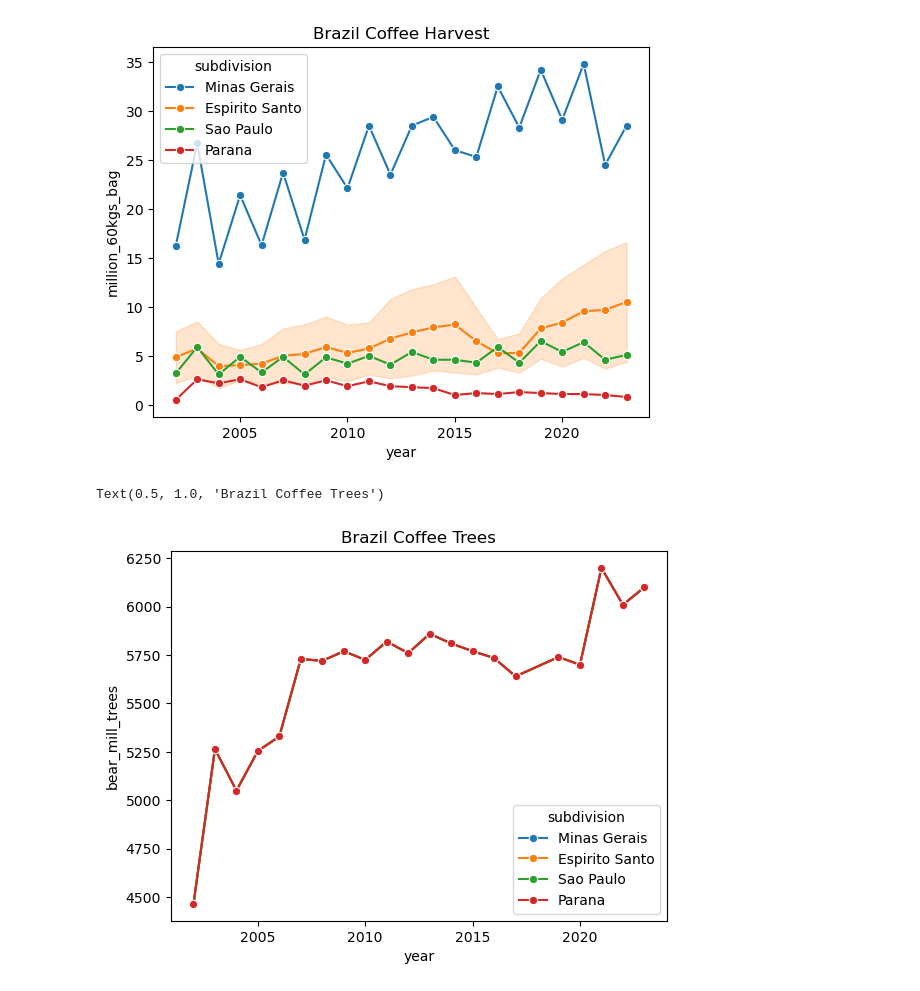
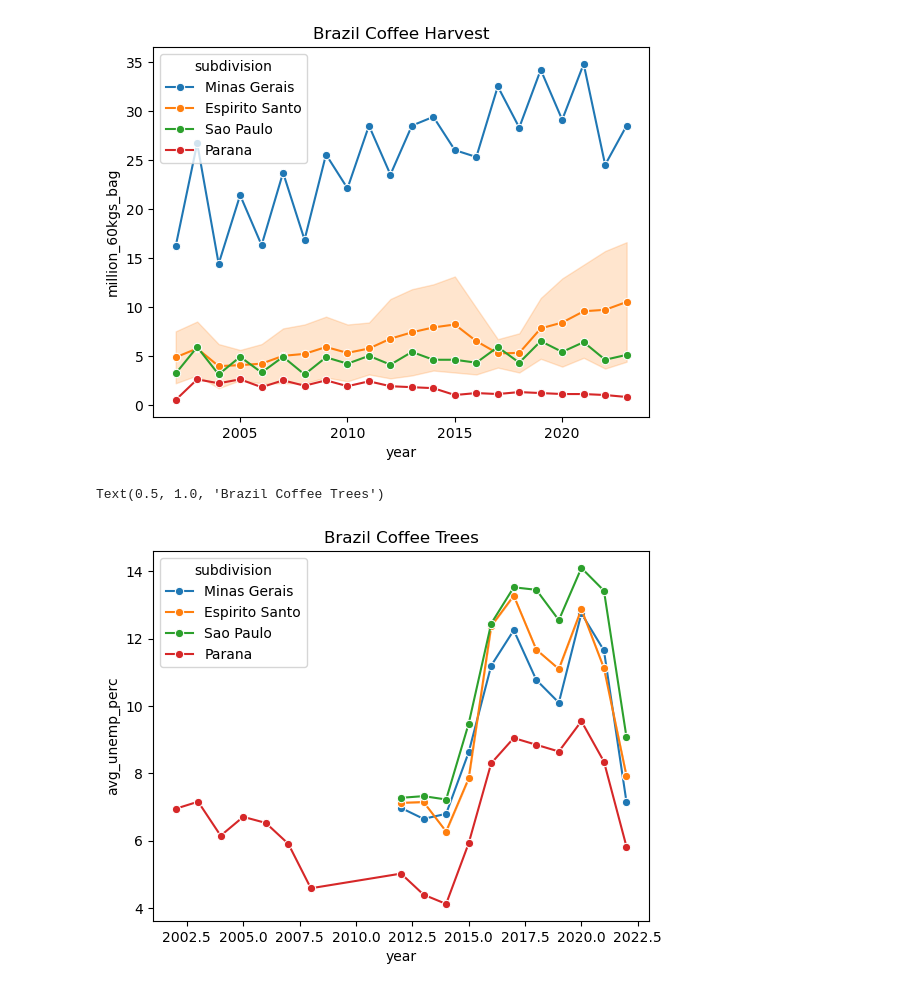
Before and after one commit to Totally-Kyle/TLAB-3, a Jupyter notebook: weather_api/notebooks/explore_weather.ipynb, the cells around one changed output. Cells and saved outputs as stored; diff of their text form; code cells hidden in the pictures.

```diff
--- a/weather_api/notebooks/explore_weather.ipynb
+++ b/weather_api/notebooks/explore_weather.ipynb
@@ -25,7 +19,7 @@ sns.lineplot(EDA, x="year", y="million_60kgs_bag", hue="subdivision", marker="o"
 Text(0.5, 1.0, 'Brazil Coffee Harvest')
 [figure]
 # %%
-sns.lineplot(EDA, x="year", y="bear_mill_trees", hue="subdivision", marker="o").set_title("Brazil Coffee Trees")
+sns.lineplot(EDA, x="year", y="avg_unemp_perc", hue="subdivision", marker="o").set_title("Brazil Coffee Trees")
 # %% [output]
 Text(0.5, 1.0, 'Brazil Coffee Trees')
-[figure, old version]
+[figure, new version]
```
Also changed, not shown: parts of 3 cells of this notebook.
